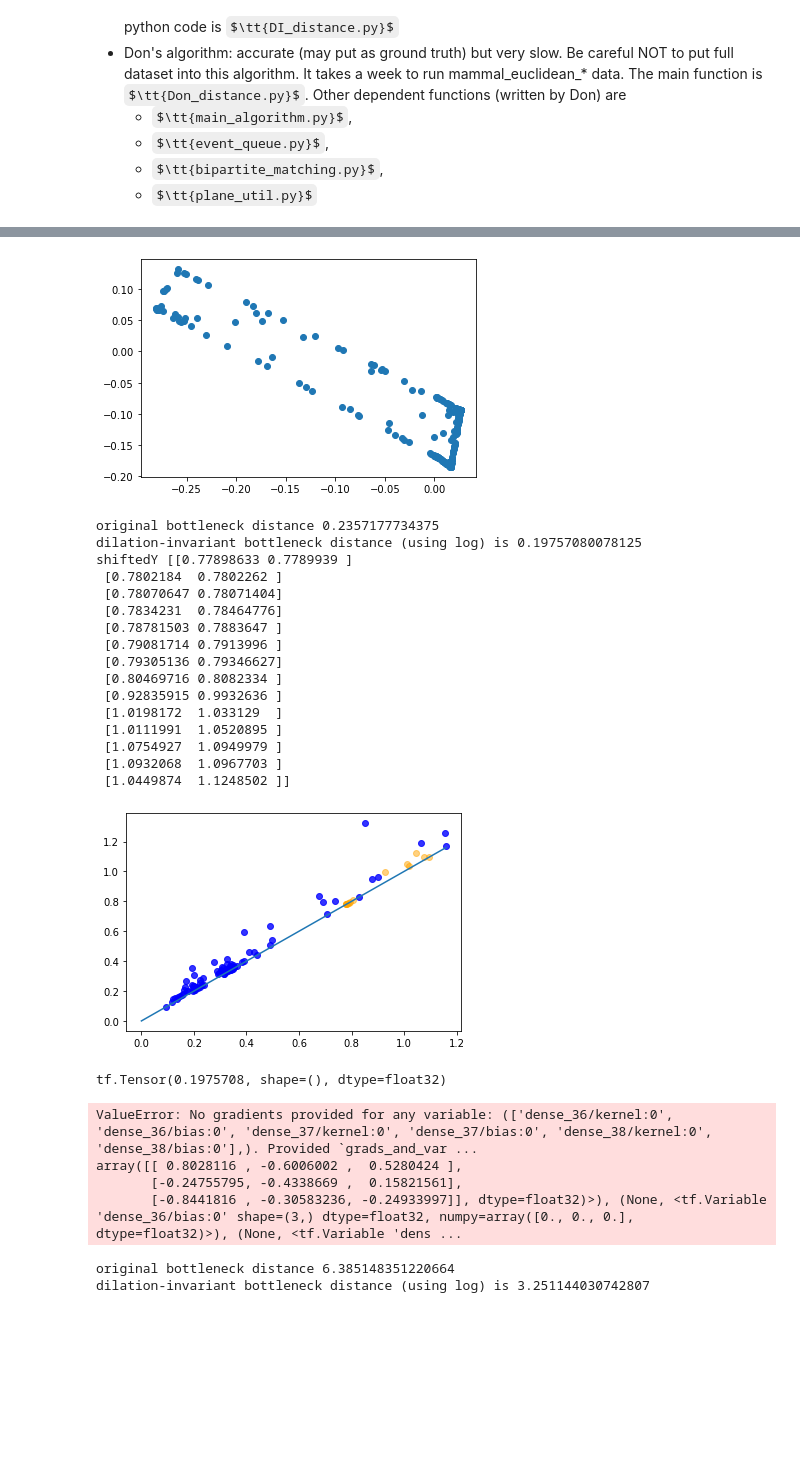
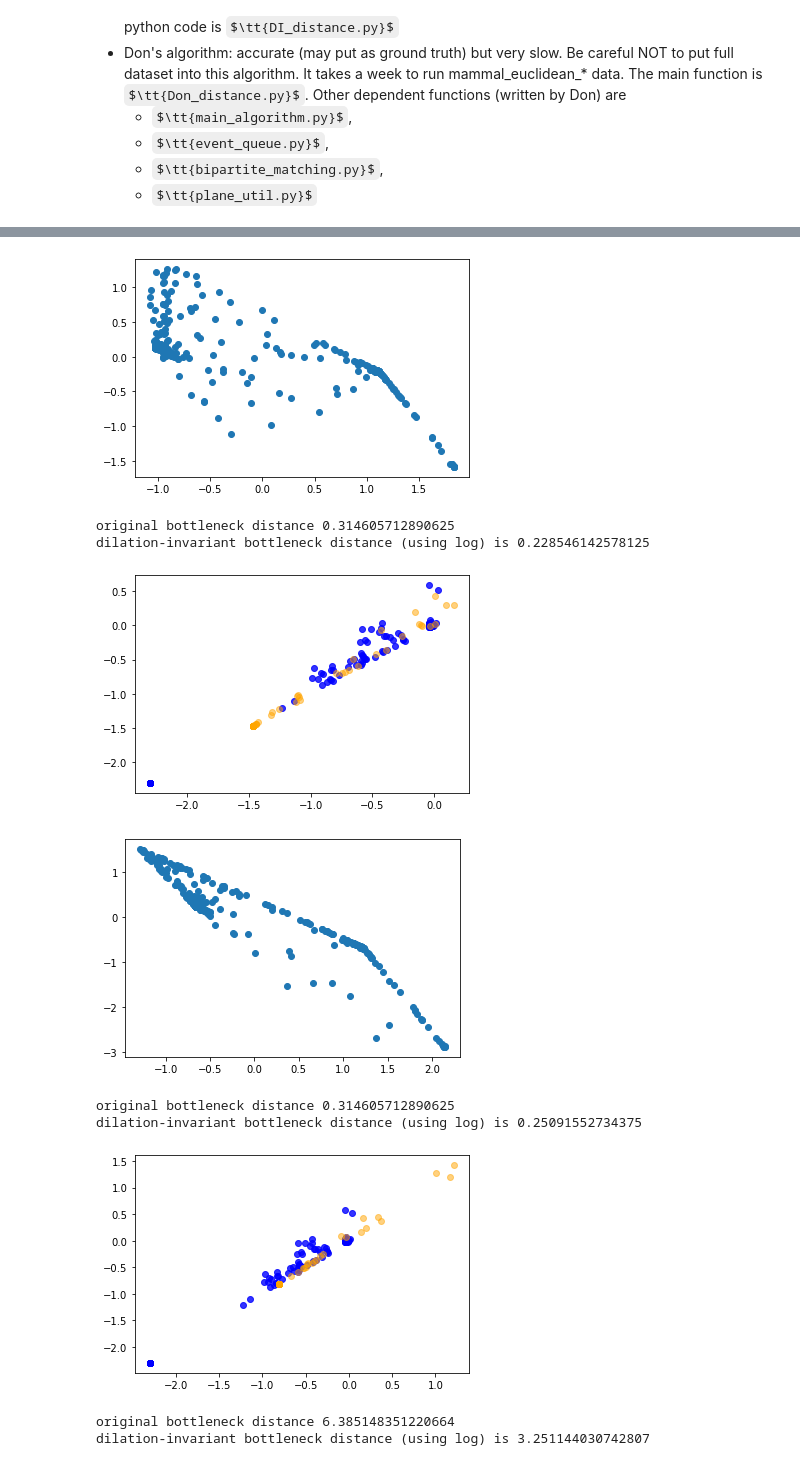
Before and after one commit to s-helal/pp-w-nn, a Jupyter notebook: Shift_Inv_Dist.ipynb, the cells around one changed output, grey strips where cells are left out. Drawn from its saved outputs; the diff is of its cells as text; code cells hidden in the pictures; some formulas as TeX source; blank space fills up the shorter version.

```diff
--- a/Shift_Inv_Dist.ipynb
+++ b/Shift_Inv_Dist.ipynb
@@ -13,0 +33,3 @@ where $\bar{d}_{bo}$ is the shift-invariant distance defined by Don Sheehy etc..
+# %%
+def scale(X):
+    return (X - tf.math.reduce_mean(X,axis=0))/tf.math.reduce_max(tf.math.reduce_std(X,axis=0))
@@ -52,6 +111,7 @@ from tensorflow.keras.models import Model
 from data_generation import *
 # %%
 def myDistance(X, Y, num_partitions):
+
 
     ## character point
     indX = np.argmax(X[:,1]-X[:,0])
@@ -78,7 +138,10 @@ def myDistance(X, Y, num_partitions):
         bottleneckDistance.append(dist)
 
     minBottleneckDistance = min(bottleneckDistance)
+#     print("shifts",shiftInv)
     bestShift = shiftInv[np.array(bottleneckDistance).argmin()]
+    bestShift = bestShift.item()
+
     print("dilation-invariant bottleneck distance (using log) is", minBottleneckDistance)
 
     return shiftInv, bottleneckDistance, minBottleneckDistance, bestShift
@@ -284,55 +414,40 @@ class shift_inv_dist(tf.keras.losses.Loss):
 # %%
 np.random.seed(1)
 swiss = make_swiss_roll_with_hole(n_samples = 300)
 swiss = np.array(swiss, dtype = np.float32)
 X = swiss
 
-lr = 0.01
+lr = 0.1
 n_samples = 300
 lr_decay = tf.keras.optimizers.schedules.ExponentialDecay(
                 initial_learning_rate=lr,
                 decay_steps=100000,
                 decay_rate=0.96,
                 staircase=True)
 activation = "sigmoid"
 layer = 2
 initializer = initializers.GlorotNormal(seed=1)
 
 model = tf.keras.models.Sequential([
         tf.keras.layers.Flatten(input_shape=(3, )),
         tf.keras.layers.Dense(3, activation=activation,kernel_initializer=initializer),
         tf.keras.layers.Dense(3, activation=activation,kernel_initializer=initializer),
         tf.keras.layers.Dense(2)
         ])
 
 
-model.compile(loss=shift_inv_dist(),optimizer = tf.keras.optimizers.Adam(
+model.compile(loss=shift_inv_dist_zhaoyang(),optimizer = tf.keras.optimizers.Adam(
     learning_rate=lr_decay, name='Adam'),run_eagerly=True)
-history = model.fit(X, X,epochs=1,batch_size=n_samples,verbose = 0)
+history = model.fit(X, X,epochs=2,batch_size=n_samples,verbose = 0)
 # %% [output]
-[figure, old version]
+[figure, new version]
-original bottleneck distance 0.2357177734375
-dilation-invariant bottleneck distance (using log) is 0.19757080078125
-shiftedY [[0.77898633 0.7789939 ]
- [0.7802184  0.7802262 ]
- [0.78070647 0.78071404]
- [0.7834231  0.78464776]
- [0.78781503 0.7883647 ]
- [0.79081714 0.7913996 ]
- [0.79305136 0.79346627]
- [0.80469716 0.8082334 ]
- [0.92835915 0.9932636 ]
- [1.0198172  1.033129  ]
- [1.0111991  1.0520895 ]
- [1.0754927  1.0949979 ]
- [1.0932068  1.0967703 ]
- [1.0449874  1.1248502 ]]
+original bottleneck distance 0.314605712890625
+dilation-invariant bottleneck distance (using log) is 0.228546142578125
-[figure, old version]
+[figure, new version]
+[figure, added]
-tf.Tensor(0.1975708, shape=(), dtype=float32)
+original bottleneck distance 0.314605712890625
+dilation-invariant bottleneck distance (using log) is 0.25091552734375
-ValueError: No gradients provided for any variable: (['dense_36/kernel:0', 'dense_36/bias:0', 'dense_37/kernel:0', 'dense_37/bias:0', 'dense_38/kernel:0', 'dense_38/bias:0'],). Provided `grads_and_var ...
-array([[ 0.8028116 , -0.6006002 ,  0.5280424 ],
-       [-0.24755795, -0.4338669 ,  0.15821561],
-       [-0.8441816 , -0.30583236, -0.24933997]], dtype=float32)>), (None, <tf.Variable 'dense_36/bias:0' shape=(3,) dtype=float32, numpy=array([0., 0., 0.], dtype=float32)>), (None, <tf.Variable 'dens ...
+[figure, added]
 # %%
 #load data
 
```
Also changed, not shown: parts of 9 cells of this notebook.
